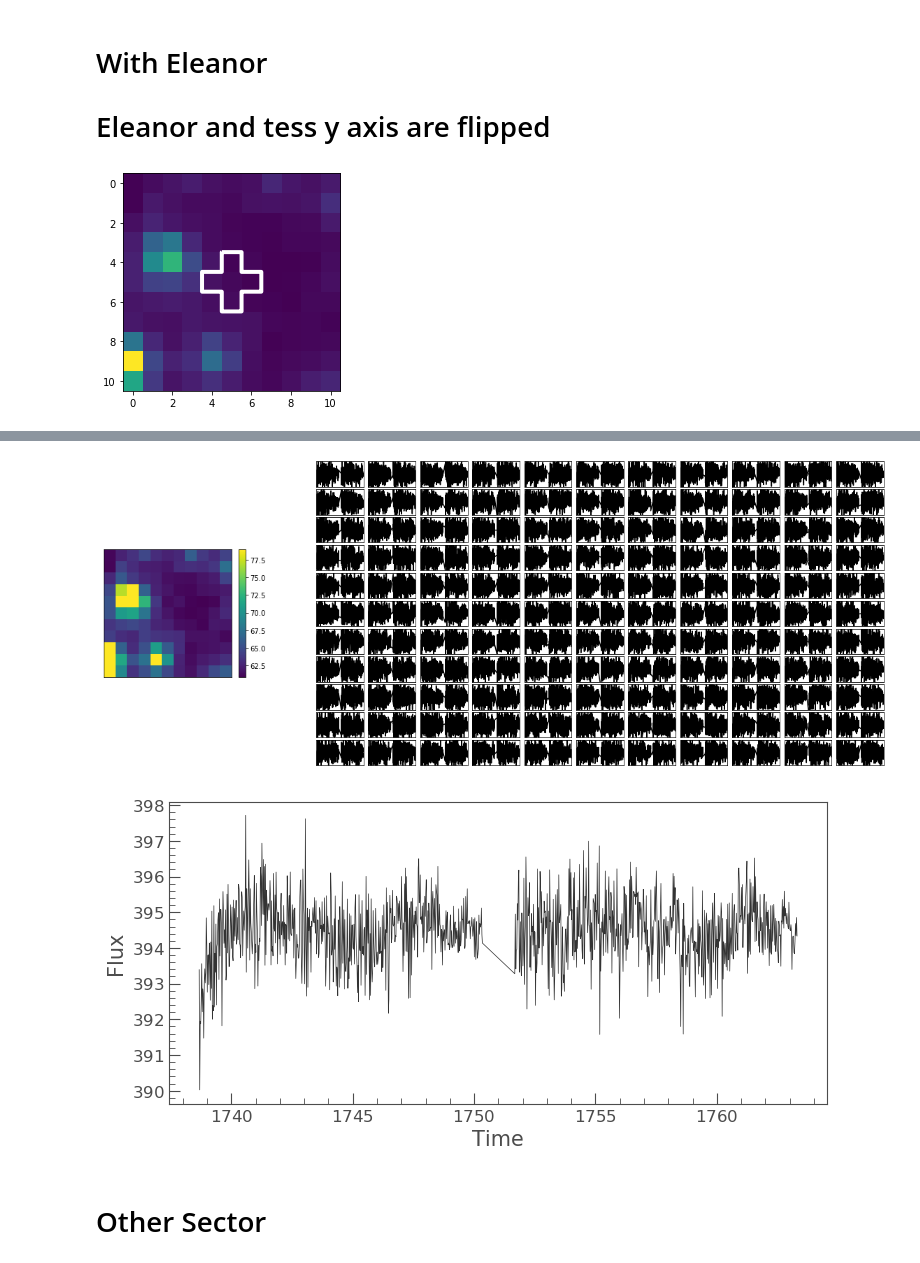
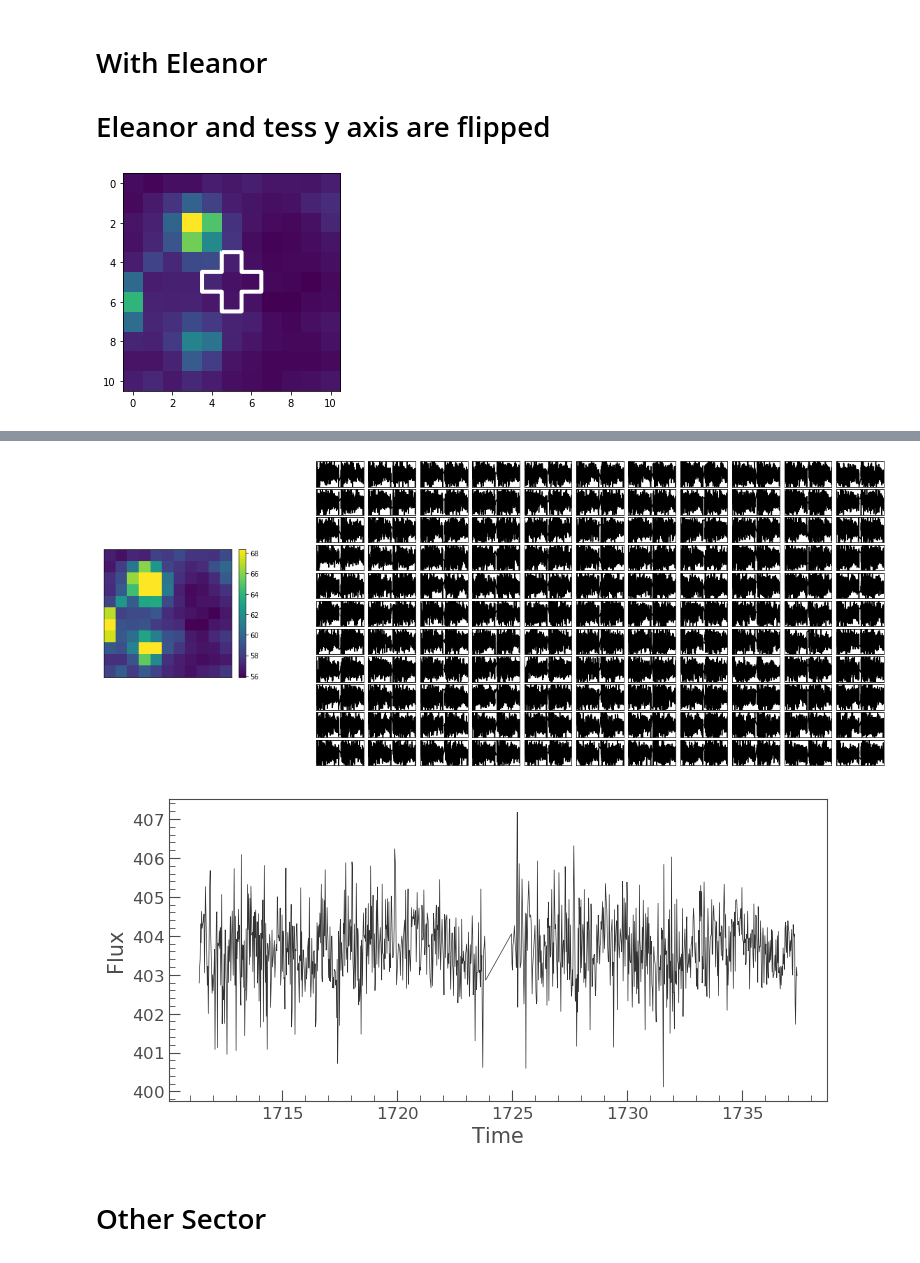
Before and after one commit to manuelmarcano22/TESSOutburst, a Jupyter notebook: SDSSJ1730+5545.ipynb, the cells around one changed output, grey strips where cells are left out. Cells and saved outputs as stored; diff of their text form; code cells hidden in the pictures.

```diff
--- a/SDSSJ1730+5545.ipynb
+++ b/SDSSJ1730+5545.ipynb
@@ -386,44 +359,44 @@ Number of Background Pixels: 61
 
 # Eleanor and tess y axis are flipped
 # %%
-sectornum = 16
+sectornum = 15
 star = eleanor.Source(coords=(sourcetess['ra'],sourcetess['dec']), sector=sectornum, tc=True)
 dataeleanor = eleanor.TargetData(star,height=11, width=11)
 
 vis = eleanor.Visualize(dataeleanor)
 vis.aperture_contour()
 
 fig = vis.pixel_by_pixel()
 
 q = dataeleanor.quality == 0
 lkeleanor = LC(dataeleanor.time[q], dataeleanor.corr_flux[q]).plot()
 
 #Bokeh
 lcdic = {'time':dataeleanor.time[q],
         "flatflux":dataeleanor.corr_flux[q]}
 source = ColumnDataSource(data=lcdic)
 
 p = figure(plot_width=900, plot_height=500,title='Eleanor Target-BCK {} Sector {}'.format(name,sectornum))
 
 
 #Tool to get wavelength
 hover2 = HoverTool(
         tooltips=[
             ('Date', '(@time{0,0.000})')
         ]
     )
 
 
 p.add_tools(hover2)
 
 p.line('time','flatflux',source=source)
 show(p)
 # %% [output]
-[figure, old version]
+[figure, new version]
 [interactive output not drawn]
 [interactive output not drawn]
-[figure, old version]
+[figure, new version]
-[figure, old version]
+[figure, new version]
 # %% [markdown]
 # Other Sector
 # %%
```
Also changed, not shown: parts of 44 cells of this notebook, 20 other files.
